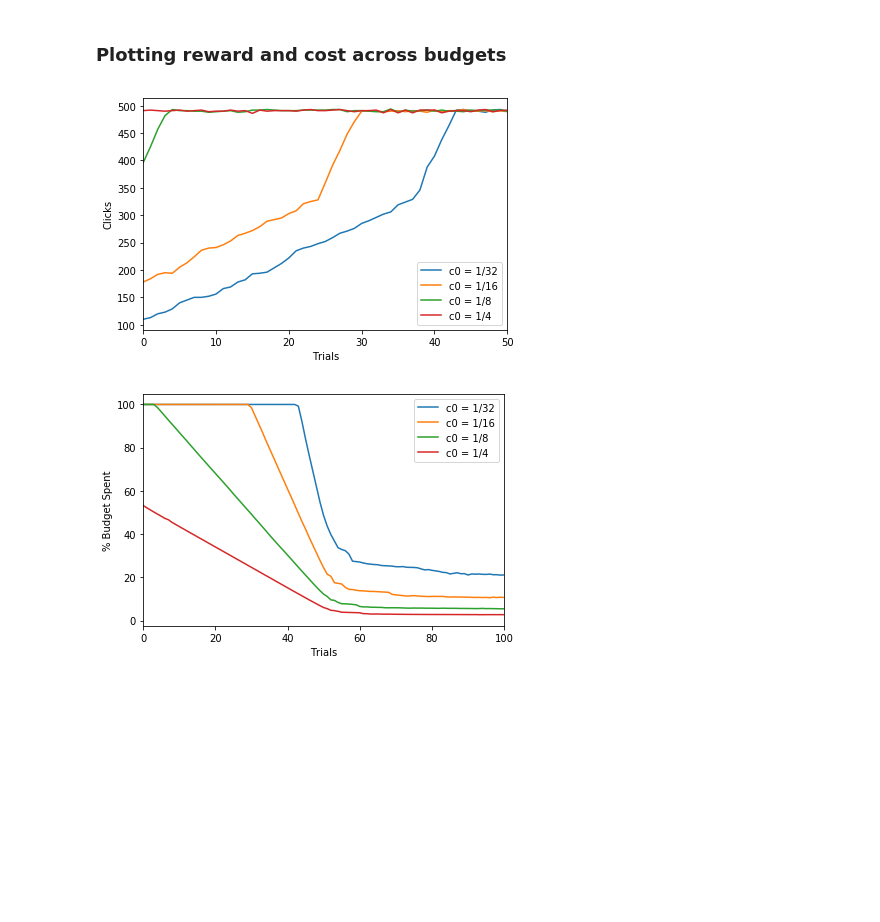
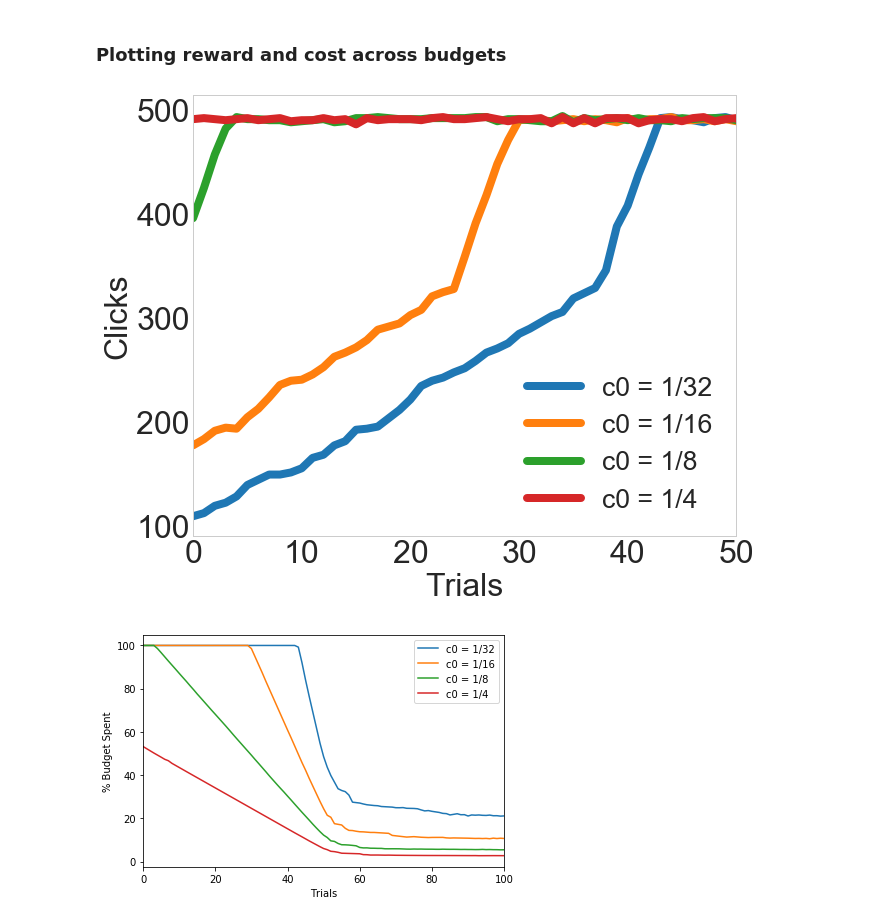
Before and after one commit to jusyc/mdp-bidding, a Jupyter notebook: python/plot.ipynb, the cells around one changed output. Cells and saved outputs as stored; diff of their text form; code cells hidden in the pictures; blank space fills up the shorter version.

```diff
--- a/python/plot.ipynb
+++ b/python/plot.ipynb
@@ -5,6 +7,7 @@ import numpy as np
 # %%
-def getLog(camp, c0):
-  inputPath = logPath + str(camp) + "/qlearning/v1-c0-" + str(c0) + ".txt"
+def getLog(camp=0, c0=32, inputPath=None):
+  if inputPath = None:
+    inputPath = logPath + str(camp) + "/qlearning/v1-c0-" + str(c0) + ".txt"
 
   lines = []
   with open(inputPath) as f:
@@ -31,6 +36,8 @@ def getCost(rewards, clicks, scaling=100):
 camp = campaigns[0]
 # %%
 savePath = plotPath + camp + "/"
+# %%
+matplotlib.rcParams.update({'font.size': 32})
 # %% [markdown]
 ### Plotting training time for c0=1/32
 # %%
@@ -73,23 +82,24 @@ for c0 in c0s:
 def getBudgetString(c0):
   return "c0 = 1/" + str(c0)
 # %%
-fig, ax = plt.subplots()
+fig, ax = plt.subplots(figsize=(10,8))
 
 for i, c in enumerate(clicks):
-  ax.plot(c, label=getBudgetString(c0s[i]))
+  ax.plot(c, label=getBudgetString(c0s[i]), linewidth=8)
 
-ax.legend()
+ax.legend(fontsize="small")
 ax.set_xlabel('Trials')
 ax.set_xlim(0, 50)
 # Make the y-axis label, ticks and tick labels match the line color.
 ax.set_ylabel('Clicks')
 ax.tick_params('y')
+ax.grid(False)
 
 fig.tight_layout()
 plt.savefig(savePath + "clicksbudget", dpi=300)
 plt.show()
 # %% [output]
-[figure, old version]
+[figure, new version]
 # %%
 fig, ax = plt.subplots()
 
```
Also changed, not shown: parts of 10 cells of this notebook, 9 other files.
